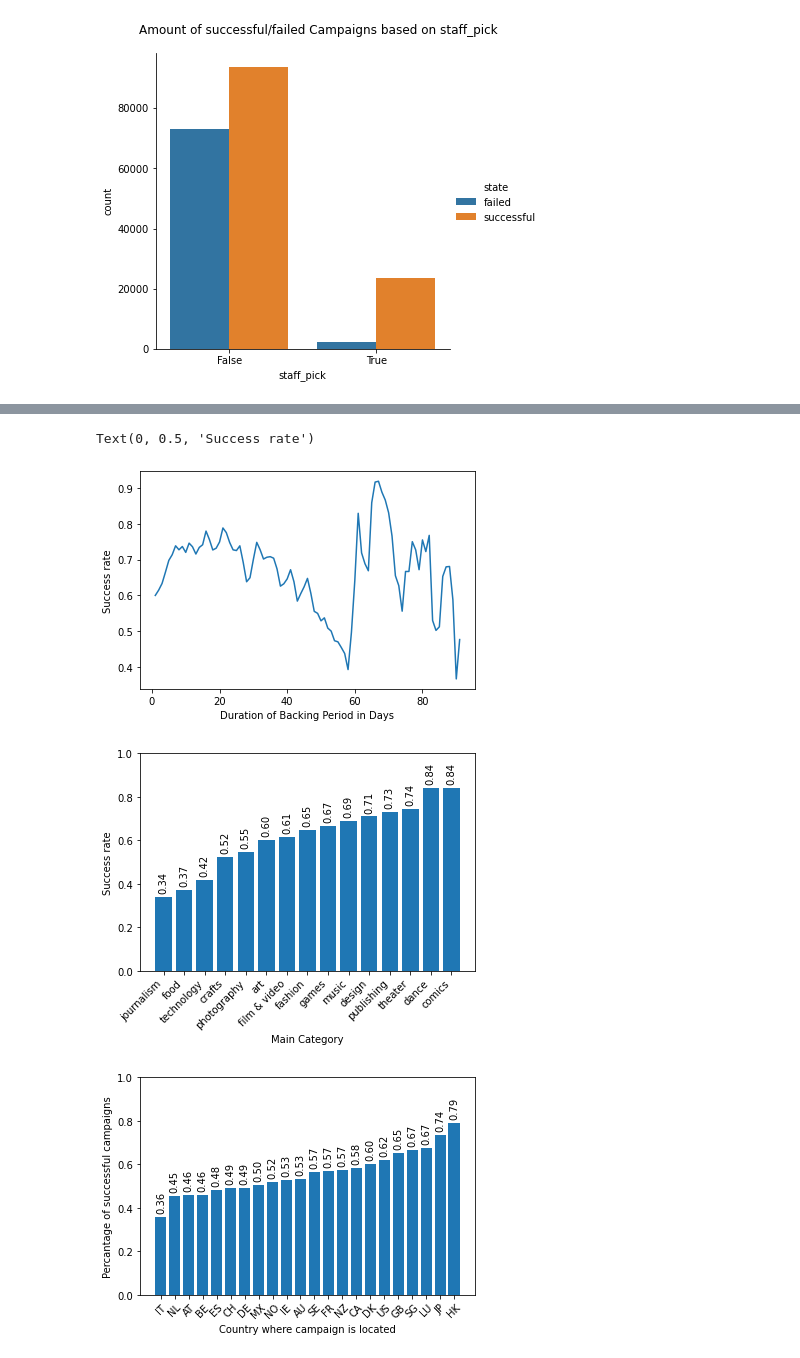
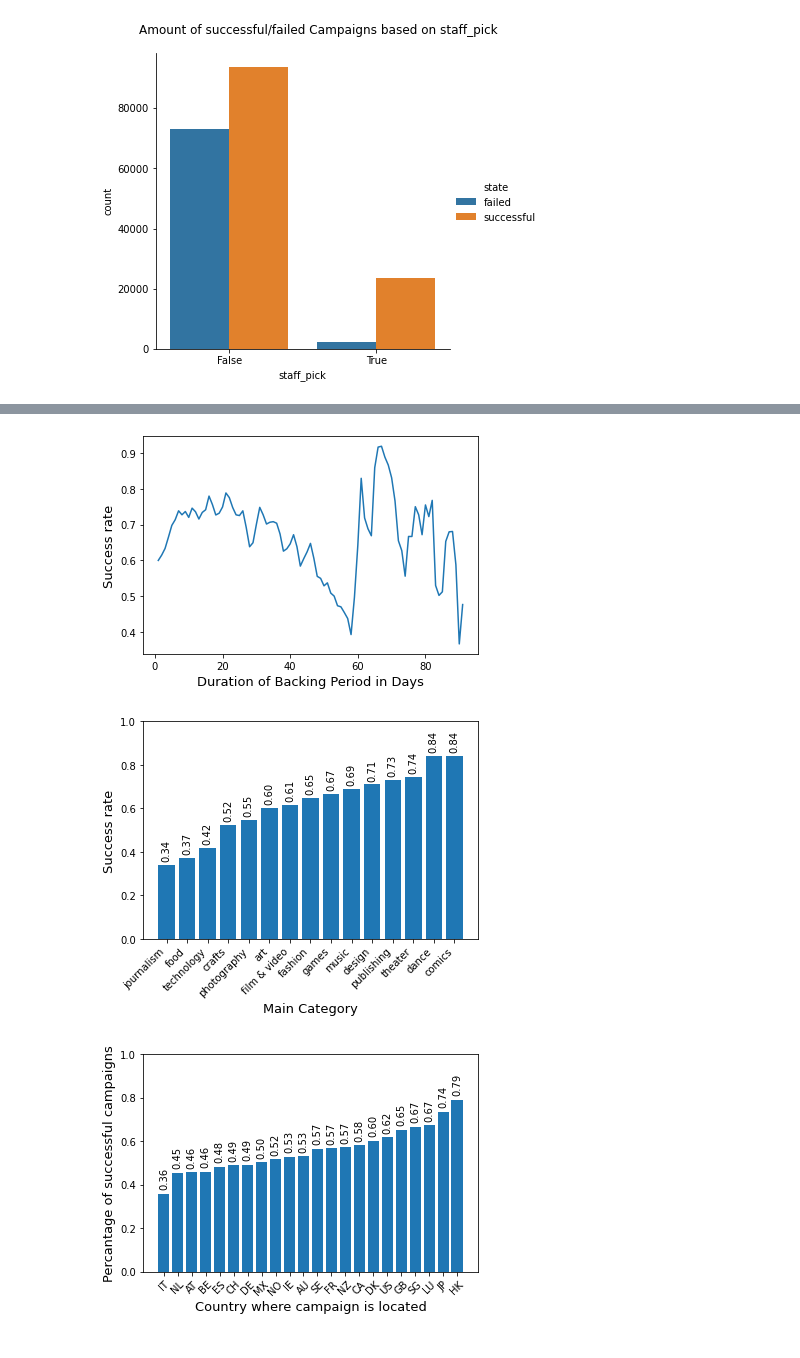
Before and after one commit to AIMPED/ML_Classification_Kickstarter, a Jupyter notebook: ML_Classification_Kickstarter_Adrian.ipynb, the cells around one changed output, grey strips where cells are left out. Saved outputs shown, nothing was run; the diff lists cells and outputs as text; code cells hidden in the pictures.

```diff
--- a/ML_Classification_Kickstarter_Adrian.ipynb
+++ b/ML_Classification_Kickstarter_Adrian.ipynb
@@ -98,33 +159,32 @@ without_nans = moving_av_list[window_size - 1:]
 # %%
 import matplotlib.pyplot as plt
 plt.plot(range(0,len(without_nans)), without_nans)
-plt.xlabel('Duration of Backing Period in Days')
-plt.ylabel('Success rate')
+plt.xlabel('Duration of Backing Period in Days', size=13);
+plt.ylabel('Success rate', size=13);
 # %% [output]
-Text(0, 0.5, 'Success rate')
-[figure, old version]
+[figure, new version]
 # %%
 fig, ax = plt.subplots()
 plt.xticks(rotation=45, ha='right')
-plt.ylabel('Success rate')
-plt.xlabel('Main Category')
+plt.ylabel('Success rate', size=13)
+plt.xlabel('Main Category', size=13)
 plt.ylim(0,1)
 rec = ax.bar(success_per_category[:,1], height=success_per_category[:,0].astype(float))
 for p in ax.patches:
     ax.annotate("%.2f" % p.get_height(), (p.get_x() + p.get_width() / 2., p.get_height()), ha='center', va='center', xytext=(0, 15), rotation=90, textcoords='offset points')
 # %% [output]
-[figure, old version]
+[figure, new version]
 # %%
 fig, ax = plt.subplots()
 plt.xticks(rotation=45)
-plt.xlabel('Country where campaign is located')
-plt.ylabel('Percantage of successful campaigns')
+plt.xlabel('Country where campaign is located', size=13)
+plt.ylabel('Percantage of successful campaigns', size=13)
 plt.ylim(0,1)
 rec = ax.bar(success_per_country[:,1], height=success_per_country[:,0].astype(float))
 for p in ax.patches:
     ax.annotate("%.2f" % p.get_height(), (p.get_x() + p.get_width() / 2., p.get_height()), ha='center', va='center', xytext=(0, 15), rotation=90, textcoords='offset points')
 # %% [output]
-[figure, old version]
+[figure, new version]
 # %%
 fig, ax = plt.subplots()
 plt.xlim(-0.5,11.5)
```
Also changed, not shown: parts of 7 cells of this notebook.
